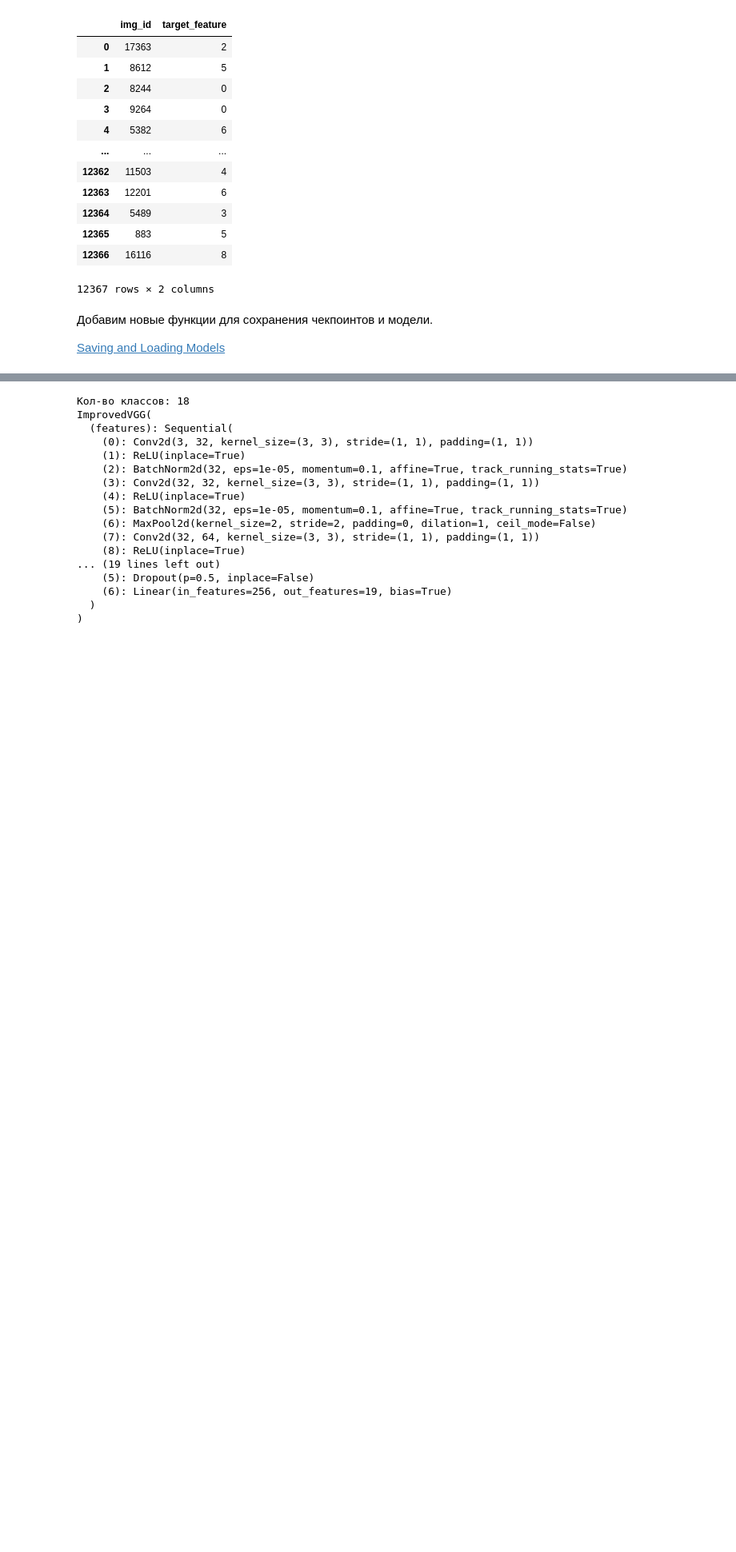
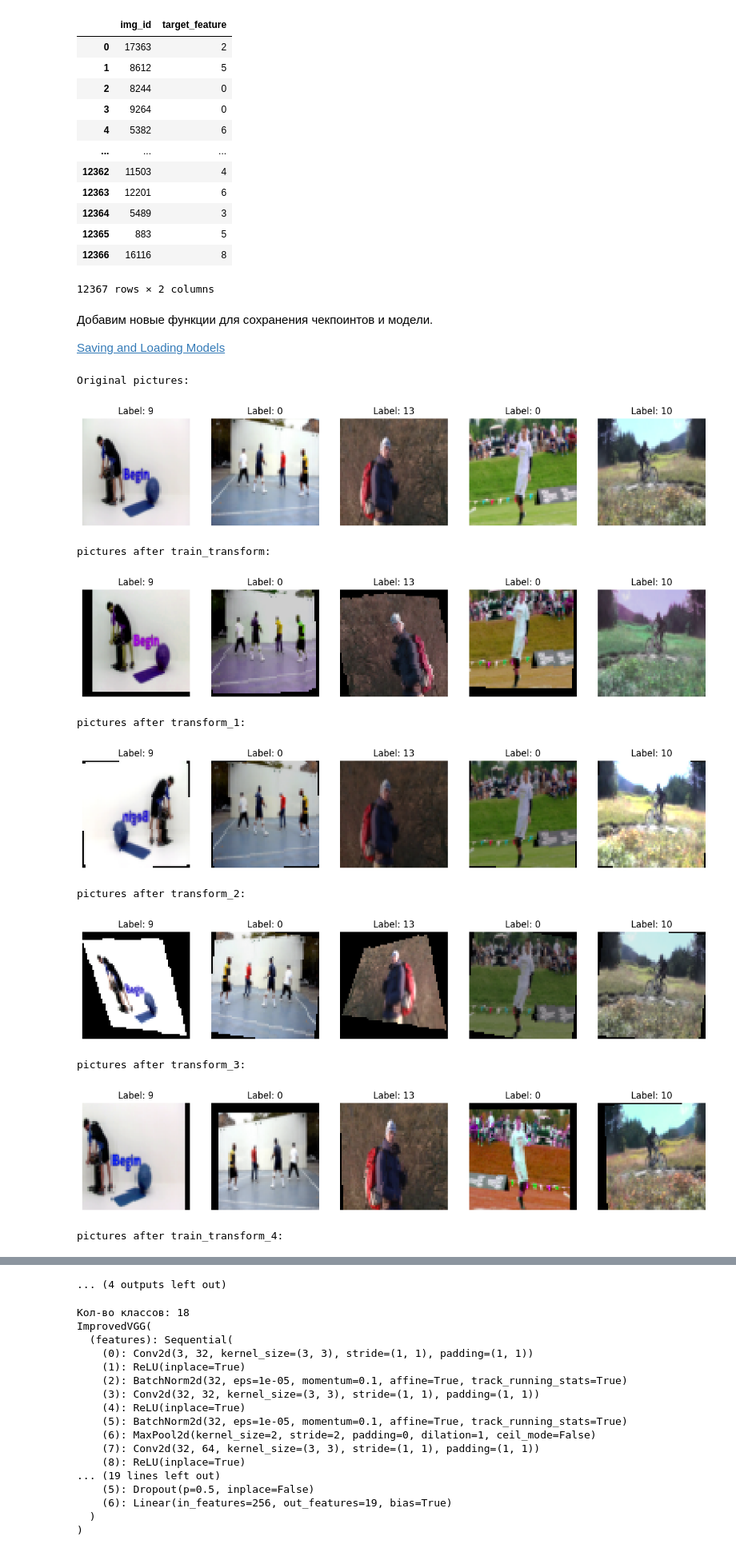
Before and after one commit to DertyuGameDev/ML-Project, a Jupyter notebook: Models/VGG/VGG.ipynb, the cells around one changed output, grey strips where cells are left out. Shown at 80% size. Cells and saved outputs as stored; diff of their text form; code cells hidden in the pictures; blank space fills up the shorter version.

```diff
--- a/Models/VGG/VGG.ipynb
+++ b/Models/VGG/VGG.ipynb
@@ -128,8 +134,8 @@ def load_checkpoint(model, optimizer, filename="checkpoint.pth"):
 
 train_transform = transforms.Compose([
     transforms.Resize(size=size),
-    transforms.RandomRotation(3),
-    transforms.ColorJitter(brightness=1.5, saturation=0.2),
+    transforms.RandomRotation(5),
+    transforms.ColorJitter(brightness=0.2, contrast=0.2, saturation=0.2, hue=0.2),
     transforms.RandomApply([transforms.RandomAffine(degrees=2, translate=(0.1, 0.1))]),
     transforms.RandomApply([transforms.GaussianBlur(kernel_size=1, sigma=(0.1, 2)), transforms.RandomGrayscale()]),
     transforms.RandomHorizontalFlip(),
@@ -176,7 +286,7 @@ class HumanPoseDataset(Dataset):
             matching_rows = self.labels_df.loc[self.labels_df['img_id'] == img_id, "target_feature"]
             if not matching_rows.empty:
                 label = matching_rows.values[0]
-                return image, int(label)
+                return image, label
 
         else:
             return image, img_name
@@ -197,0 +348,46 @@ test_loader = DataLoader(test_dataset, batch_size=batch_size, shuffle=False)
+# %%
+# Посмотрим на картинки в обучающей выборке
+
+def show_images(dataset, num_images=5):
+    """Функция для отображения нескольких изображений из датасета"""
+    fig, axes = plt.subplots(1, num_images, figsize=(15, 5))
+    for i in range(num_images):
+        image, _label = dataset[i]  # Получаем изображение и метку
+        # print(image)
+        image = image.to(device).unsqueeze(0)
+        # print(image)
+        image = image.cpu().squeeze().permute(1, 2, 0) * 0.5 + 0.5  # Меняем порядок осей для отображения и обратно нормализуем для отображения (если нормализовали)
+        axes[i].imshow(image)
+        axes[i].set_title(f"Label: {_label}")
+        axes[i].axis("off")
+    plt.show()
+
+# Покажем несколько изображений из обучающего набора
+print("Original pictures:\n")
+show_images(train_dataset_view, num_images=5)
+print("pictures after train_transform:\n")
+show_images(train_dataset, num_images=5)
+print("pictures after transform_1:\n")
+show_images(train_dataset_pipeline1, num_images=5)
+print("pictures after transform_2:\n")
+show_images(train_dataset_pipeline2, num_images=5)
+print("pictures after transform_3:\n")
+show_images(train_dataset_pipeline3, num_images=5)
+print("pictures after train_transform_4:\n")
+show_images(train_dataset_pipeline4, num_images=5)
+print("pictures after train_transform_5:\n")
+show_images(train_dataset_pipeline5, num_images=5)
+print("pictures after train_transform_6:\n")
+show_images(train_dataset_pipeline6, num_images=5)
+# %% [output]
+Original pictures:
+[figure, added]
+pictures after train_transform:
+[figure, added]
+pictures after transform_1:
+[figure, added]
+pictures after transform_2:
+[figure, added]
+pictures after transform_3:
+[figure, added]
+pictures after train_transform_4:
@@ -198,3 +395,4 @@ test_loader = DataLoader(test_dataset, batch_size=batch_size, shuffle=False)
+... (4 outputs left out)
 # %%
 # Создадим класс EarlyStopping для контроля переобучения
 
```
Also changed, not shown: parts of 40 cells of this notebook, 4 other files.
